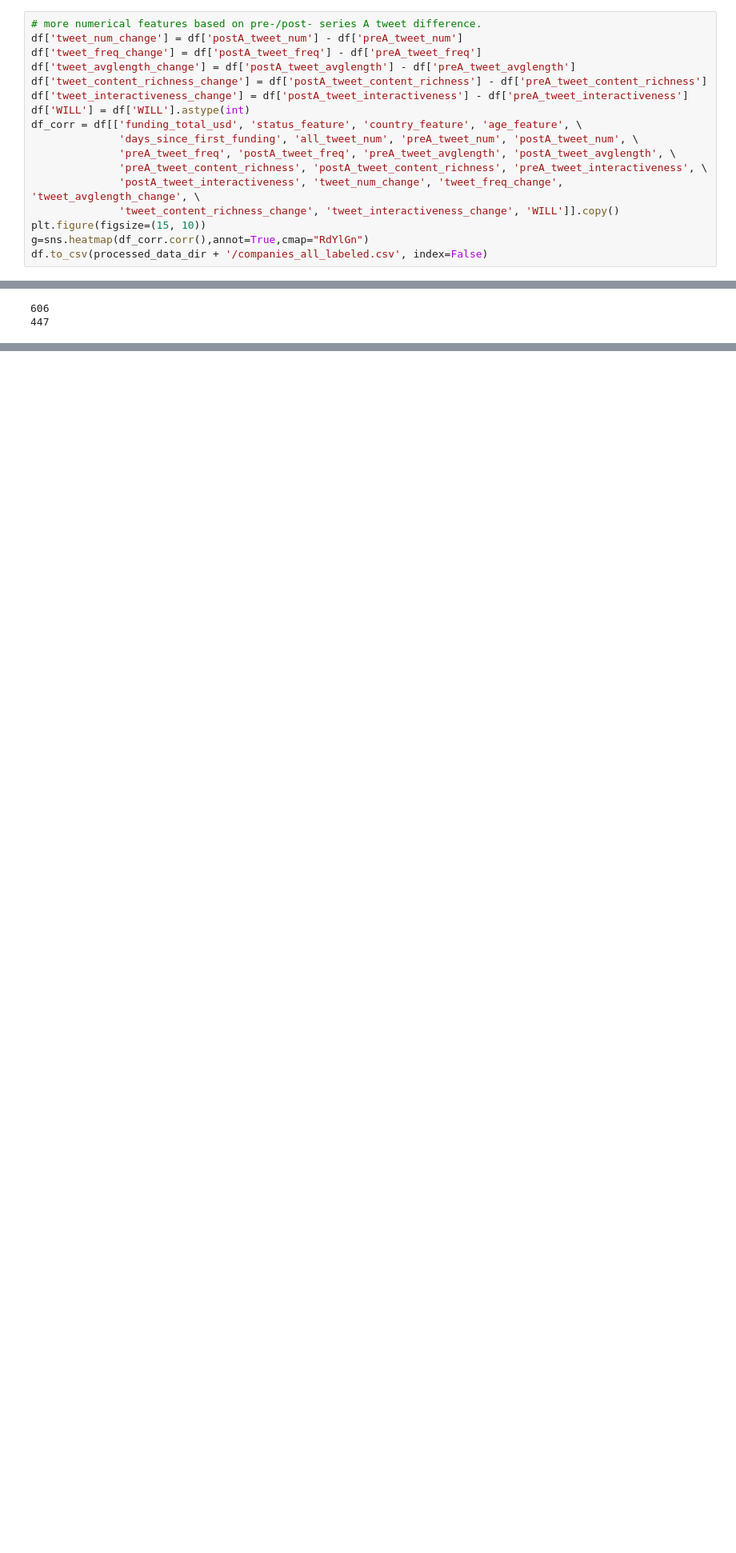
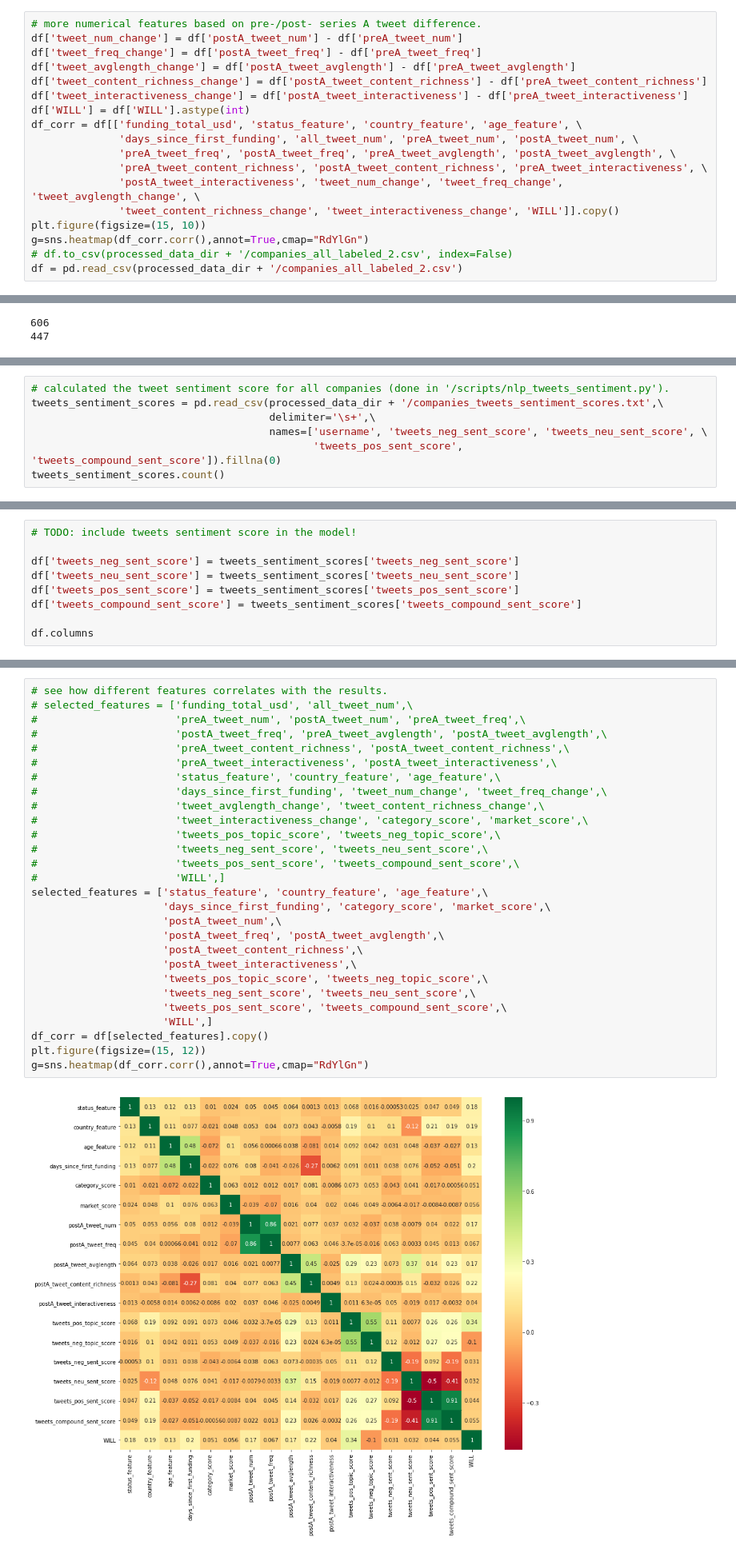
Before and after one commit to haocai1992/Venturescope, a Jupyter notebook: notebooks/week3_Feature_Engineering.ipynb, the cells around one changed output, grey strips where cells are left out. Shown at 80% size. Drawn from its saved outputs; the diff is of its cells as text; blank space fills up the shorter version.

```diff
--- a/notebooks/week3_Feature_Engineering.ipynb
+++ b/notebooks/week3_Feature_Engineering.ipynb
@@ -108,7 +108,8 @@ df_corr = df[['funding_total_usd', 'status_feature', 'country_feature', 'age_fea
               'tweet_content_richness_change', 'tweet_interactiveness_change', 'WILL']].copy()
 plt.figure(figsize=(15, 10))
 g=sns.heatmap(df_corr.corr(),annot=True,cmap="RdYlGn")
-df.to_csv(processed_data_dir + '/companies_all_labeled.csv', index=False)
+# df.to_csv(processed_data_dir + '/companies_all_labeled_2.csv', index=False)
+df = pd.read_csv(processed_data_dir + '/companies_all_labeled_2.csv')
 # %% [output]
 [figure]
 # %%
@@ -447,0 +308,7 @@ Score: 0.02500002644956112       Topic: 0.092*"excit" + 0.092*"best" + 0.092*"pr
+# %%
+# calculated the tweet sentiment score for all companies (done in '/scripts/nlp_tweets_sentiment.py').
+tweets_sentiment_scores = pd.read_csv(processed_data_dir + '/companies_tweets_sentiment_scores.txt',\
+                                      delimiter='\s+',\
+                                      names=['username', 'tweets_neg_sent_score', 'tweets_neu_sent_score', \
+                                             'tweets_pos_sent_score', 'tweets_compound_sent_score']).fillna(0)
+tweets_sentiment_scores.count()
@@ -447,0 +322,9 @@ Score: 0.02500002644956112       Topic: 0.092*"excit" + 0.092*"best" + 0.092*"pr
+# %%
+# TODO: include tweets sentiment score in the model!
+
+df['tweets_neg_sent_score'] = tweets_sentiment_scores['tweets_neg_sent_score']
+df['tweets_neu_sent_score'] = tweets_sentiment_scores['tweets_neu_sent_score']
+df['tweets_pos_sent_score'] = tweets_sentiment_scores['tweets_pos_sent_score']
+df['tweets_compound_sent_score'] = tweets_sentiment_scores['tweets_compound_sent_score']
+
+df.columns
@@ -447,0 +351,30 @@ Score: 0.02500002644956112       Topic: 0.092*"excit" + 0.092*"best" + 0.092*"pr
+# %%
+# see how different features correlates with the results.
+# selected_features = ['funding_total_usd', 'all_tweet_num',\
+#                      'preA_tweet_num', 'postA_tweet_num', 'preA_tweet_freq',\
+#                      'postA_tweet_freq', 'preA_tweet_avglength', 'postA_tweet_avglength',\
+#                      'preA_tweet_content_richness', 'postA_tweet_content_richness',\
+#                      'preA_tweet_interactiveness', 'postA_tweet_interactiveness',\
+#                      'status_feature', 'country_feature', 'age_feature',\
+#                      'days_since_first_funding', 'tweet_num_change', 'tweet_freq_change',\
+#                      'tweet_avglength_change', 'tweet_content_richness_change',\
+#                      'tweet_interactiveness_change', 'category_score', 'market_score',\
+#                      'tweets_pos_topic_score', 'tweets_neg_topic_score',\
+#                      'tweets_neg_sent_score', 'tweets_neu_sent_score',\
+#                      'tweets_pos_sent_score', 'tweets_compound_sent_score',\
+#                      'WILL',]
+selected_features = ['status_feature', 'country_feature', 'age_feature',\
+                     'days_since_first_funding', 'category_score', 'market_score',\
+                     'postA_tweet_num',\
+                     'postA_tweet_freq', 'postA_tweet_avglength',\
+                     'postA_tweet_content_richness',\
+                     'postA_tweet_interactiveness',\
+                     'tweets_pos_topic_score', 'tweets_neg_topic_score',\
+                     'tweets_neg_sent_score', 'tweets_neu_sent_score',\
+                     'tweets_pos_sent_score', 'tweets_compound_sent_score',\
+                     'WILL',]
+df_corr = df[selected_features].copy()
+plt.figure(figsize=(15, 12))
+g=sns.heatmap(df_corr.corr(),annot=True,cmap="RdYlGn")
+# %% [output]
+[figure, added]
```
Also changed, not shown: parts of 33 cells of this notebook, 10 other files.
